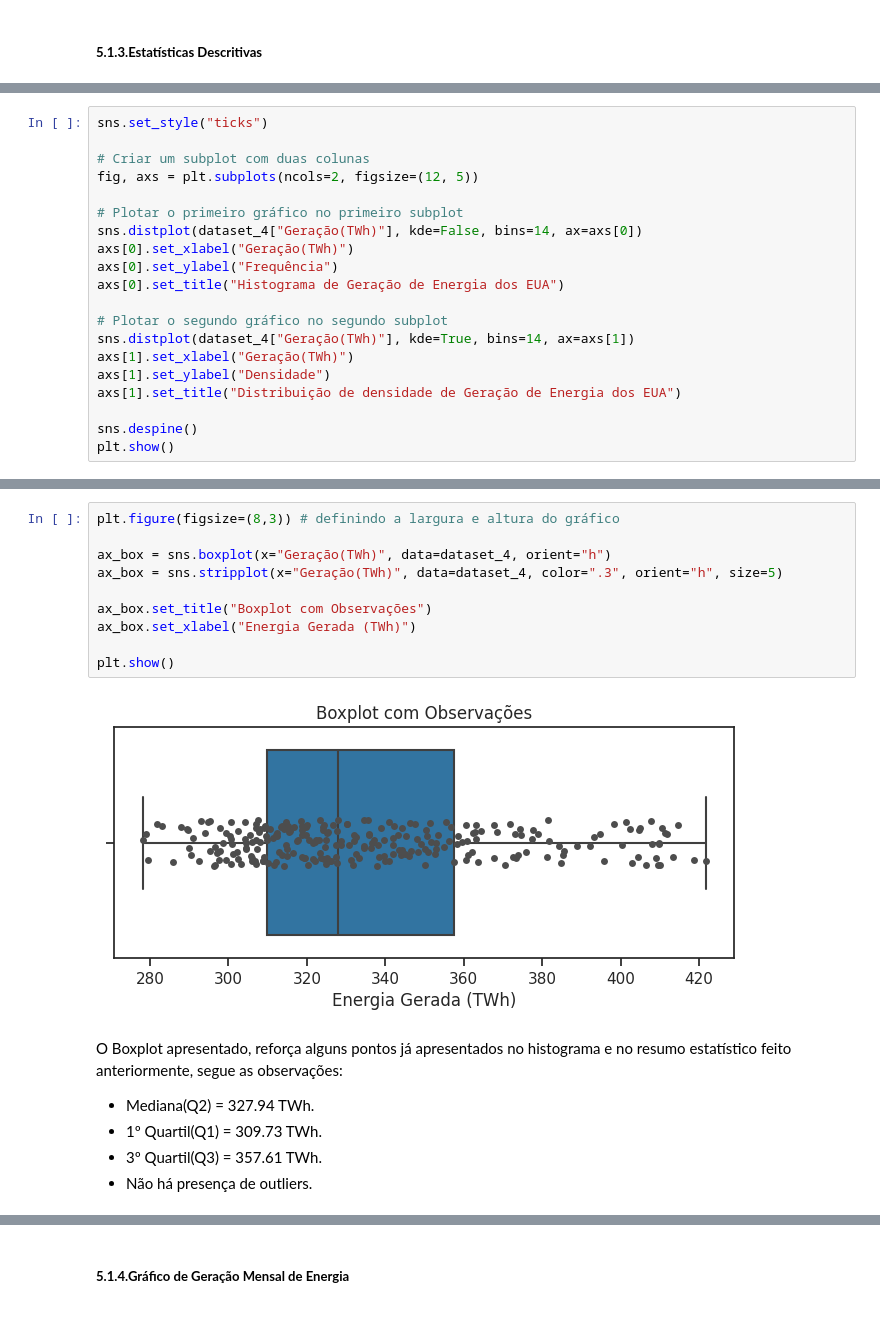
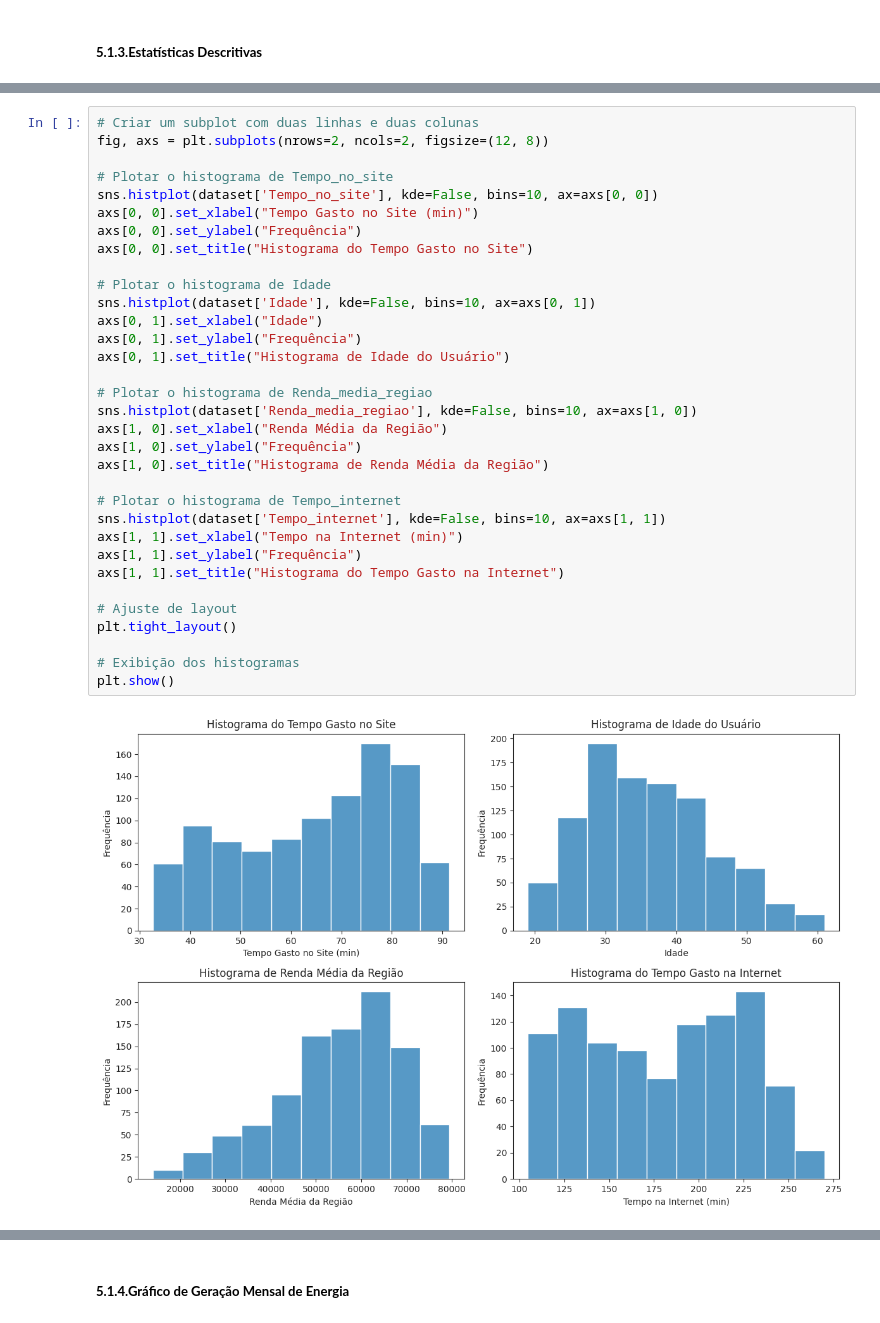
Before and after one commit to higordevellard/Machine_Learning_Advertisiment_Views, a Jupyter notebook: machine_learning_anuncio.ipynb, the cells around one changed output, grey strips where cells are left out. Saved outputs shown, nothing was run; the diff lists cells and outputs as text.

```diff
--- a/machine_learning_anuncio.ipynb
+++ b/machine_learning_anuncio.ipynb
@@ -330,20 +153,0 @@ Considerando os 257 registros analisados, é apresentado os valores de (média,
-# %%
-sns.set_style("ticks")
-
-# Criar um subplot com duas colunas
-fig, axs = plt.subplots(ncols=2, figsize=(12, 5))
-
-# Plotar o primeiro gráfico no primeiro subplot
-sns.distplot(dataset_4["Geração(TWh)"], kde=False, bins=14, ax=axs[0])
-axs[0].set_xlabel("Geração(TWh)")
-axs[0].set_ylabel("Frequência")
-axs[0].set_title("Histograma de Geração de Energia dos EUA")
-
-# Plotar o segundo gráfico no segundo subplot
-sns.distplot(dataset_4["Geração(TWh)"], kde=True, bins=14, ax=axs[1])
-axs[1].set_xlabel("Geração(TWh)")
-axs[1].set_ylabel("Densidade")
-axs[1].set_title("Distribuição de densidade de Geração de Energia dos EUA")
-
-sns.despine()
-plt.show()
@@ -356,18 +154,35 @@ Durante um ano a geração de energia apresenta dois ciclos apresentando dois pi
-# %%
-plt.figure(figsize=(8,3)) # definindo a largura e altura do gráfico
-
-ax_box = sns.boxplot(x="Geração(TWh)", data=dataset_4, orient="h")
-ax_box = sns.stripplot(x="Geração(TWh)", data=dataset_4, color=".3", orient="h", size=5)
-
-ax_box.set_title("Boxplot com Observações")
-ax_box.set_xlabel("Energia Gerada (TWh)")
-
-plt.show()
-# %% [output]
-[figure, removed]
-# %% [markdown]
-O Boxplot apresentado, reforça alguns pontos já apresentados no histograma e no resumo estatístico feito anteriormente, segue as observações:
-*   Mediana(Q2) = 327.94 TWh.
-*   1º Quartil(Q1) = 309.73 TWh.
-*   3º Quartil(Q3) = 357.61 TWh.
-*   Não há presença de outliers.
+# %%
+# Criar um subplot com duas linhas e duas colunas
+fig, axs = plt.subplots(nrows=2, ncols=2, figsize=(12, 8))
+
+# Plotar o histograma de Tempo_no_site
+sns.histplot(dataset['Tempo_no_site'], kde=False, bins=10, ax=axs[0, 0])
+axs[0, 0].set_xlabel("Tempo Gasto no Site (min)")
+axs[0, 0].set_ylabel("Frequência")
+axs[0, 0].set_title("Histograma do Tempo Gasto no Site")
+
+# Plotar o histograma de Idade
+sns.histplot(dataset['Idade'], kde=False, bins=10, ax=axs[0, 1])
+axs[0, 1].set_xlabel("Idade")
+axs[0, 1].set_ylabel("Frequência")
+axs[0, 1].set_title("Histograma de Idade do Usuário")
+
+# Plotar o histograma de Renda_media_regiao
+sns.histplot(dataset['Renda_media_regiao'], kde=False, bins=10, ax=axs[1, 0])
+axs[1, 0].set_xlabel("Renda Média da Região")
+axs[1, 0].set_ylabel("Frequência")
+axs[1, 0].set_title("Histograma de Renda Média da Região")
+
+# Plotar o histograma de Tempo_internet
+sns.histplot(dataset['Tempo_internet'], kde=False, bins=10, ax=axs[1, 1])
+axs[1, 1].set_xlabel("Tempo na Internet (min)")
+axs[1, 1].set_ylabel("Frequência")
+axs[1, 1].set_title("Histograma do Tempo Gasto na Internet")
+
+# Ajuste de layout
+plt.tight_layout()
+
+# Exibição dos histogramas
+plt.show()
+# %% [output]
+[figure, added]
```
Also changed, not shown: parts of 43 cells of this notebook.
